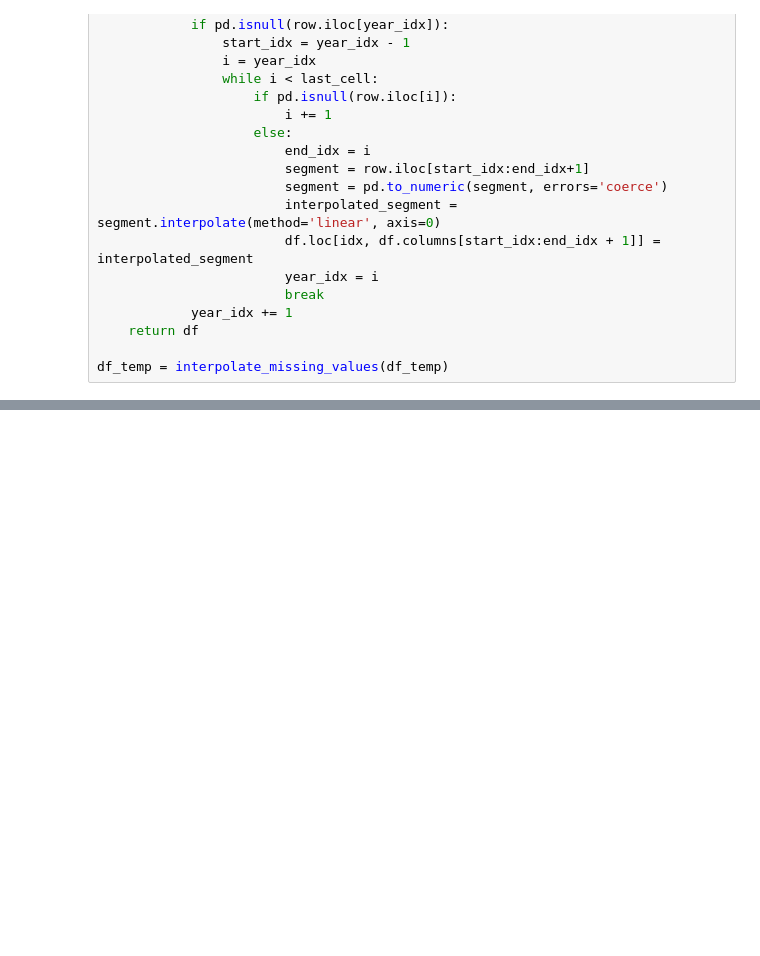
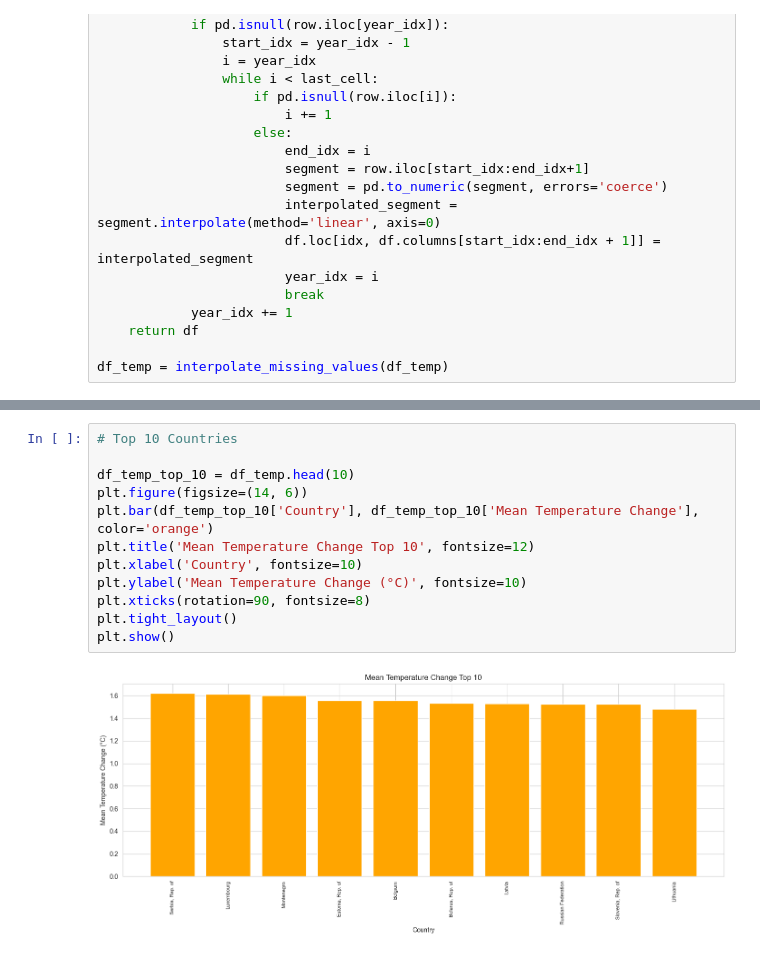
Before and after one commit to tince250/climate-change-ds, a Jupyter notebook: q3-climate-inpact.ipynb, the cells around one changed output, grey strips where cells are left out. Drawn from its saved outputs; the diff is of its cells as text; blank space fills up the shorter version.

```diff
--- a/q3-climate-inpact.ipynb
+++ b/q3-climate-inpact.ipynb
@@ -180,0 +186,14 @@ df_temp = interpolate_missing_values(df_temp)
+# %%
+# Top 10 Countries
+
+df_temp_top_10 = df_temp.head(10)
+plt.figure(figsize=(14, 6))
+plt.bar(df_temp_top_10['Country'], df_temp_top_10['Mean Temperature Change'], color='orange')
+plt.title('Mean Temperature Change Top 10', fontsize=12)
+plt.xlabel('Country', fontsize=10)
+plt.ylabel('Mean Temperature Change (°C)', fontsize=10)
+plt.xticks(rotation=90, fontsize=8)
+plt.tight_layout()
+plt.show()
+# %% [output]
+[figure, added]
```
Also changed, not shown: parts of 5 cells of this notebook.
